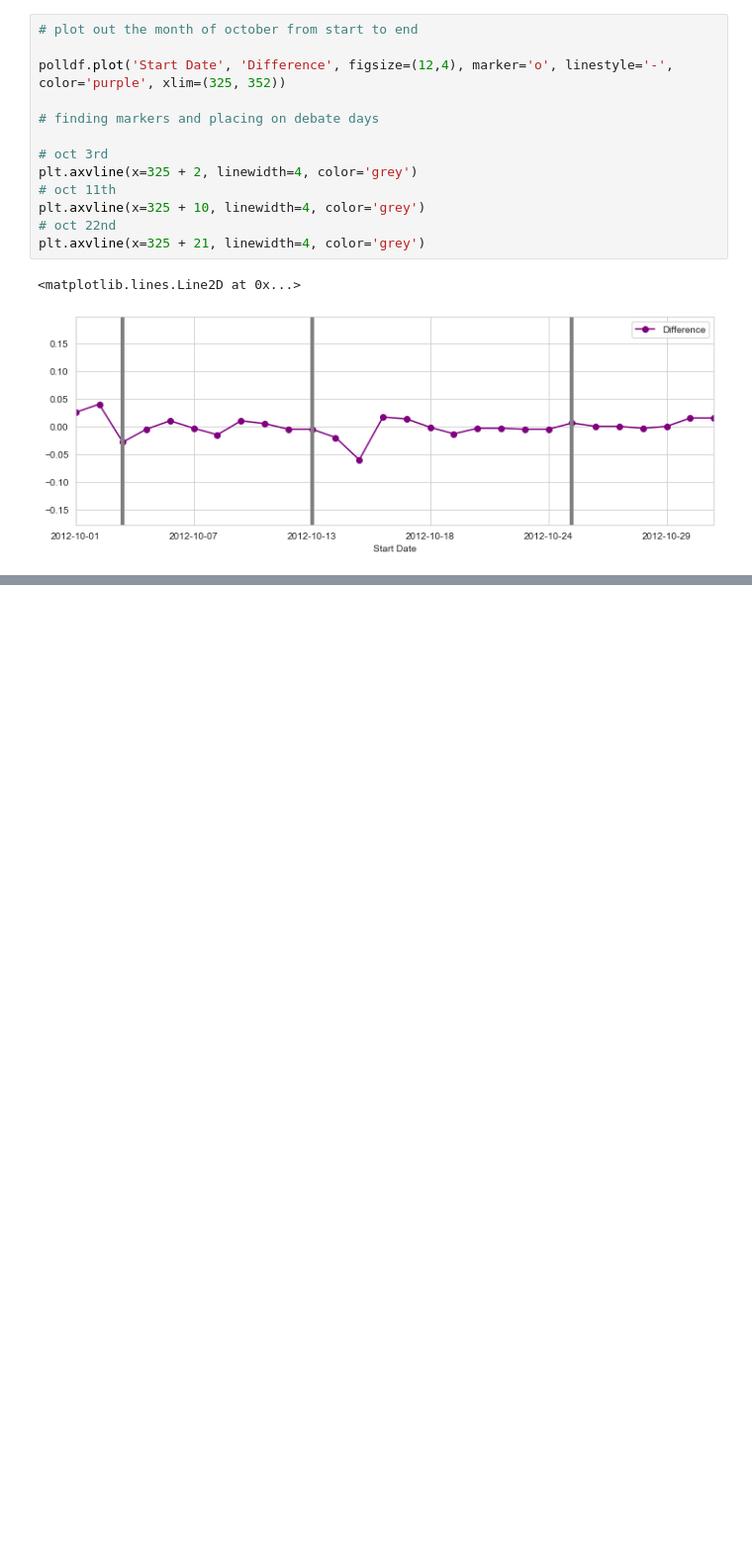
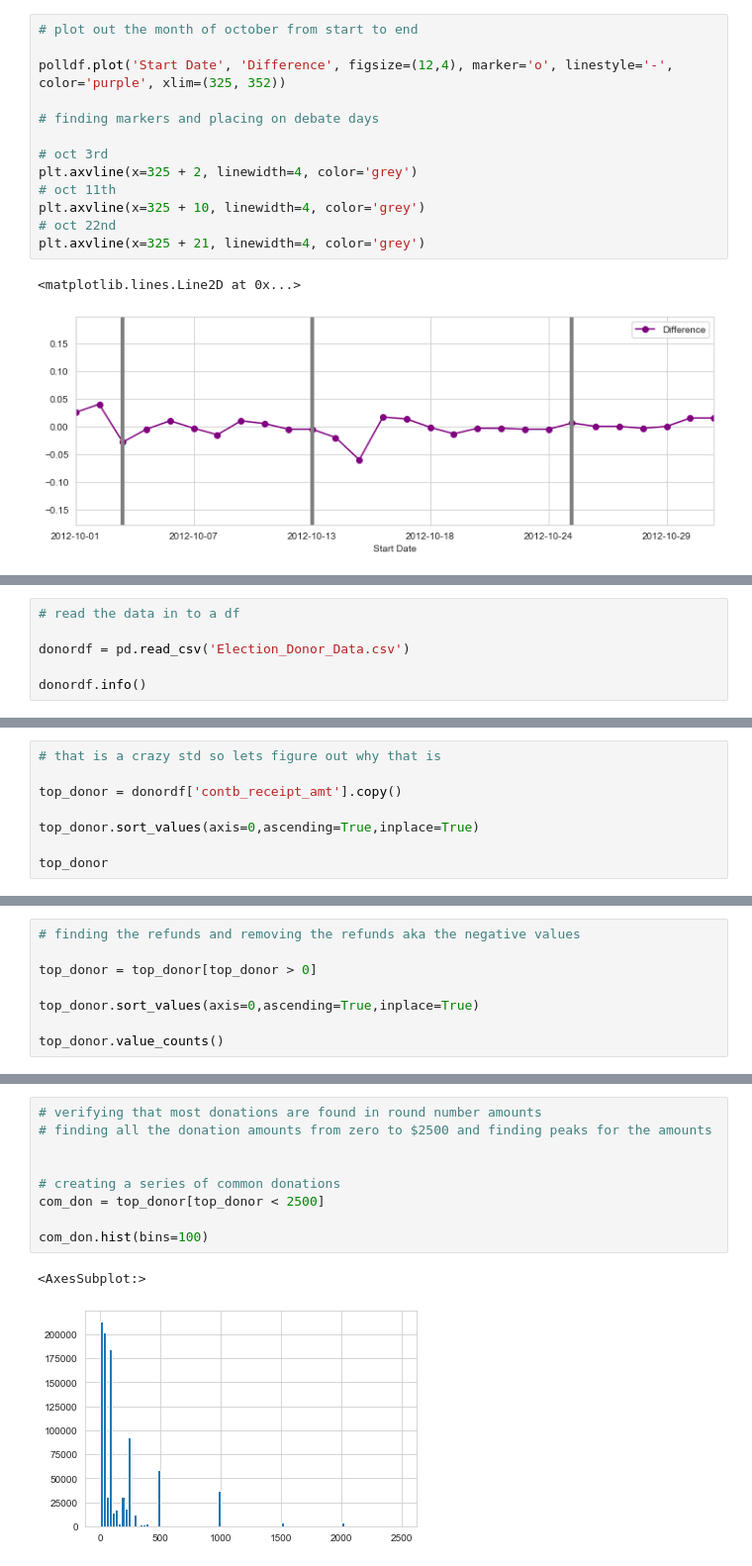
Before and after one commit to jry62/Election_2012_Data_Project, a Jupyter notebook: Election_Analysis.ipynb, the cells around one changed output, grey strips where cells are left out. Shown at 99% size. Drawn from its saved outputs; the diff is of its cells as text; blank space fills up the shorter version.

```diff
--- a/Election_Analysis.ipynb
+++ b/Election_Analysis.ipynb
@@ -220,0 +228,6 @@ plt.axvline(x=325 + 21, linewidth=4, color='grey')
+# %%
+# read the data in to a df
+
+donordf = pd.read_csv('Election_Donor_Data.csv')
+
+donordf.info()
@@ -220,0 +294,8 @@ plt.axvline(x=325 + 21, linewidth=4, color='grey')
+# %%
+# that is a crazy std so lets figure out why that is
+
+top_donor = donordf['contb_receipt_amt'].copy()
+
+top_donor.sort_values(axis=0,ascending=True,inplace=True)
+
+top_donor
@@ -220,0 +315,8 @@ plt.axvline(x=325 + 21, linewidth=4, color='grey')
+# %%
+# finding the refunds and removing the refunds aka the negative values
+
+top_donor = top_donor[top_donor > 0]
+
+top_donor.sort_values(axis=0,ascending=True,inplace=True)
+
+top_donor.value_counts()
@@ -220,0 +336,12 @@ plt.axvline(x=325 + 21, linewidth=4, color='grey')
+# %%
+# verifying that most donations are found in round number amounts
+# finding all the donation amounts from zero to $2500 and finding peaks for the amounts
+
+
+# creating a series of common donations
+com_don = top_donor[top_donor < 2500]
+
+com_don.hist(bins=100)
+# %% [output]
+<AxesSubplot:>
+[figure, added]
```
Also changed, not shown: parts of 11 cells of this notebook.
